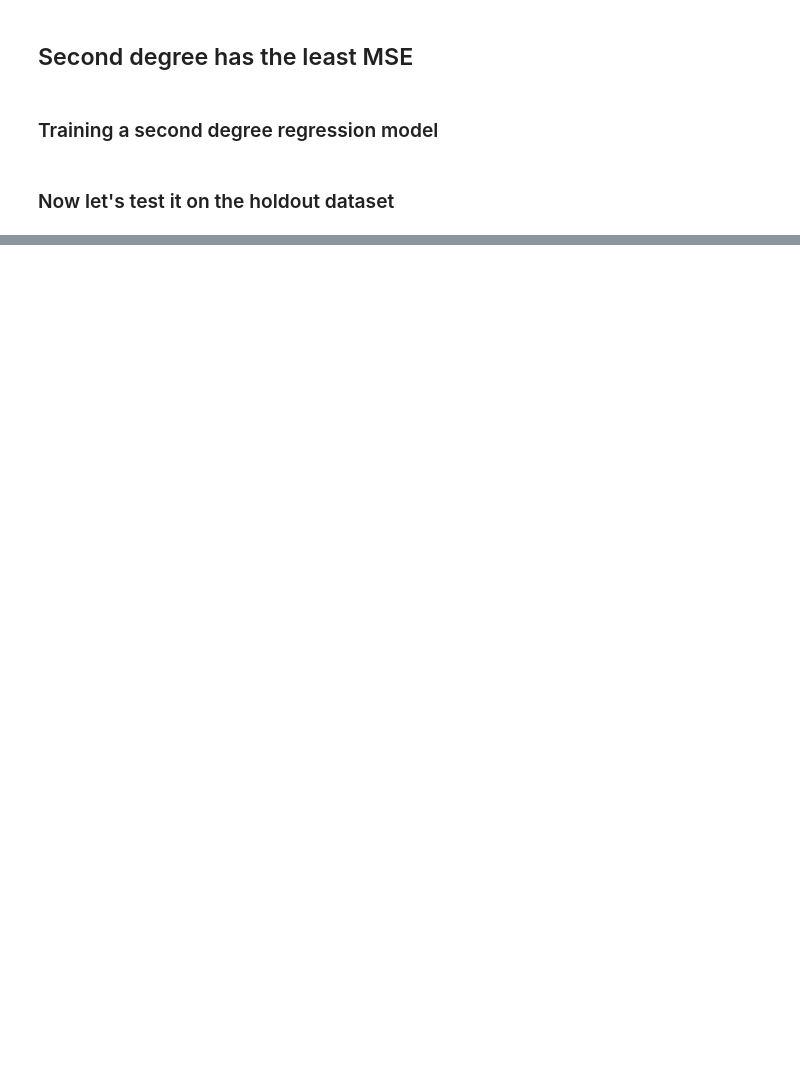
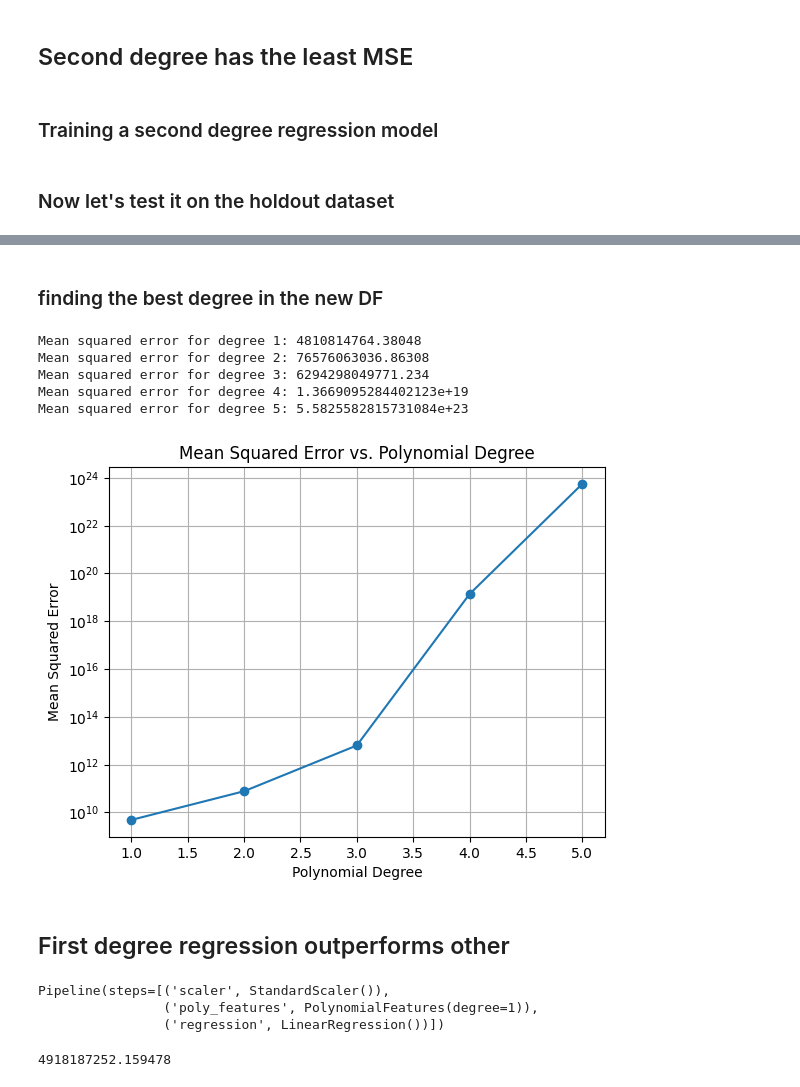
Before and after one commit to esNIMA/ML-projects, a Jupyter notebook: 7-Applied ML HW 2/P1.ipynb, the cells around one changed output, grey strips where cells are left out. Saved outputs shown, nothing was run; the diff lists cells and outputs as text; code cells hidden in the pictures; blank space fills up the shorter version.

Commit message:
First task done

```diff
--- a/7-Applied ML HW 2/P1.ipynb
+++ b/7-Applied ML HW 2/P1.ipynb
@@ -794,0 +694,2 @@ R2
+# %% [markdown]
+### finding the best degree in the new DF
@@ -794,0 +698,54 @@ R2
+# %%
+# Define the list to store MSE values
+mse_values_list = []
+
+for degree in degrees:
+    # Define the pipeline for each degree
+    pipeline = Pipeline([
+        ('scaler', StandardScaler()),  # Standardize the features
+        ('poly_features', PolynomialFeatures(degree=degree)),  # Create polynomial features
+        ('regression', LinearRegression())  # Linear regression model
+    ])
+
+    mse_values = []
+
+    # Perform k-fold cross-validation
+    kf = KFold(n_splits=5, shuffle=True, random_state=42)
+
+    for train_index, val_index in kf.split(X_train):
+        X_train_fold, X_val_fold = X_train.iloc[train_index], X_train.iloc[val_index]
+        y_train_fold, y_val_fold = y_train.iloc[train_index], y_train.iloc[val_index]
+
+        # Fit the pipeline on the training data
+        pipeline.fit(X_train_fold, y_train_fold)
+
+        # Predict on validation data
+        y_val_pred = pipeline.predict(X_val_fold)
+
+        # Calculate MSE and store it
+        mse_fold = mean_squared_error(y_val_fold, y_val_pred)
+        mse_values.append(mse_fold)
+
+    # Calculate average MSE for this degree across all folds
+    average_mse = np.mean(mse_values)
+    mse_values_list.append(average_mse)
+    print(f"Mean squared error for degree {degree}: {average_mse}")
+# %% [output]
+Mean squared error for degree 1: 4810814764.38048
+Mean squared error for degree 2: 76576063036.86308
+Mean squared error for degree 3: 6294298049771.234
+Mean squared error for degree 4: 1.3669095284402123e+19
+Mean squared error for degree 5: 5.5825582815731084e+23
+# %%
+# Plot MSE vs degrees
+plt.plot(degrees, mse_values_list, marker='o')
+plt.title('Mean Squared Error vs. Polynomial Degree')
+plt.xlabel('Polynomial Degree')
+plt.ylabel('Mean Squared Error')
+plt.yscale('log')
+plt.grid(True)
+plt.show()
+# %% [output]
+[figure, added]
+# %% [markdown]
+## First degree regression outperforms other
@@ -794,0 +758,7 @@ R2
+# %%
+ # Fit the pipeline on the training data
+pipeline.fit(X_train, y_train)
+# %% [output]
+Pipeline(steps=[('scaler', StandardScaler()),
+                ('poly_features', PolynomialFeatures(degree=1)),
+                ('regression', LinearRegression())])
@@ -794,0 +768,5 @@ R2
+# %%
+mse = mean_squared_error(y_valid, y_pred)
+mse
+# %% [output]
+4918187252.159478
```
Also changed, not shown: parts of 49 cells of this notebook.
